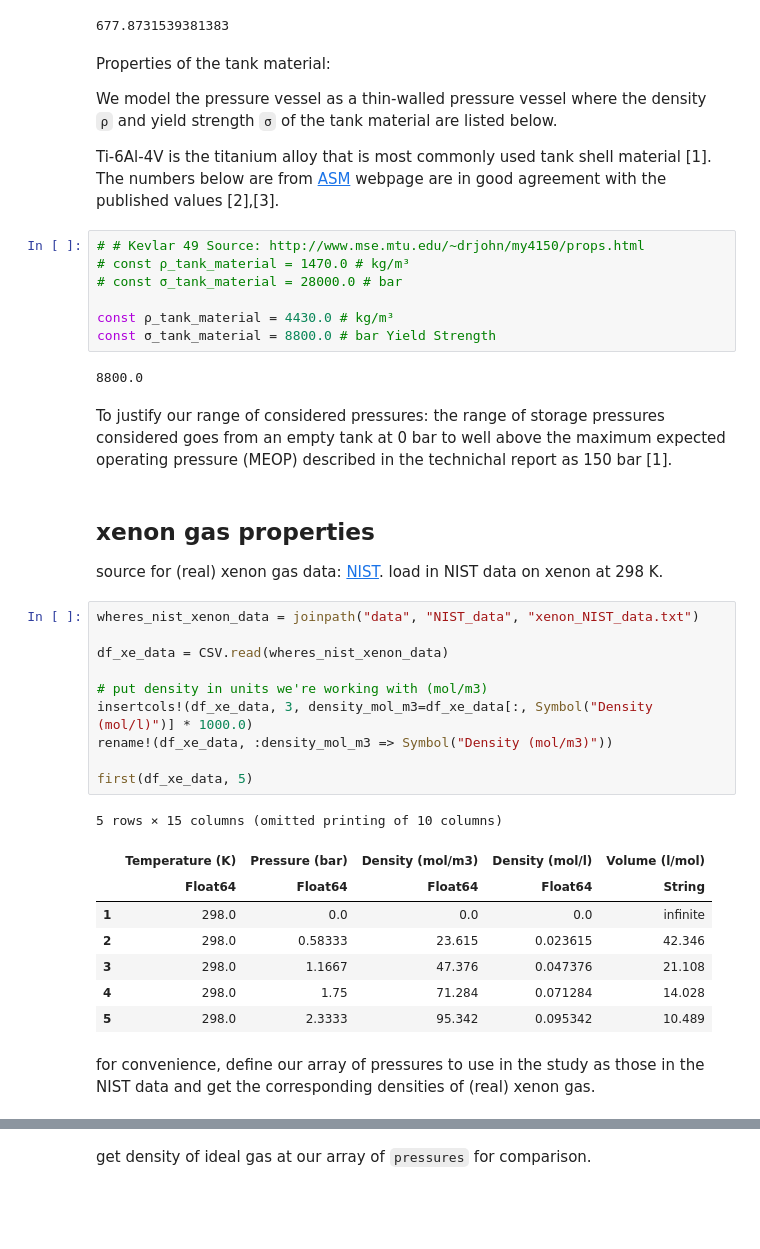
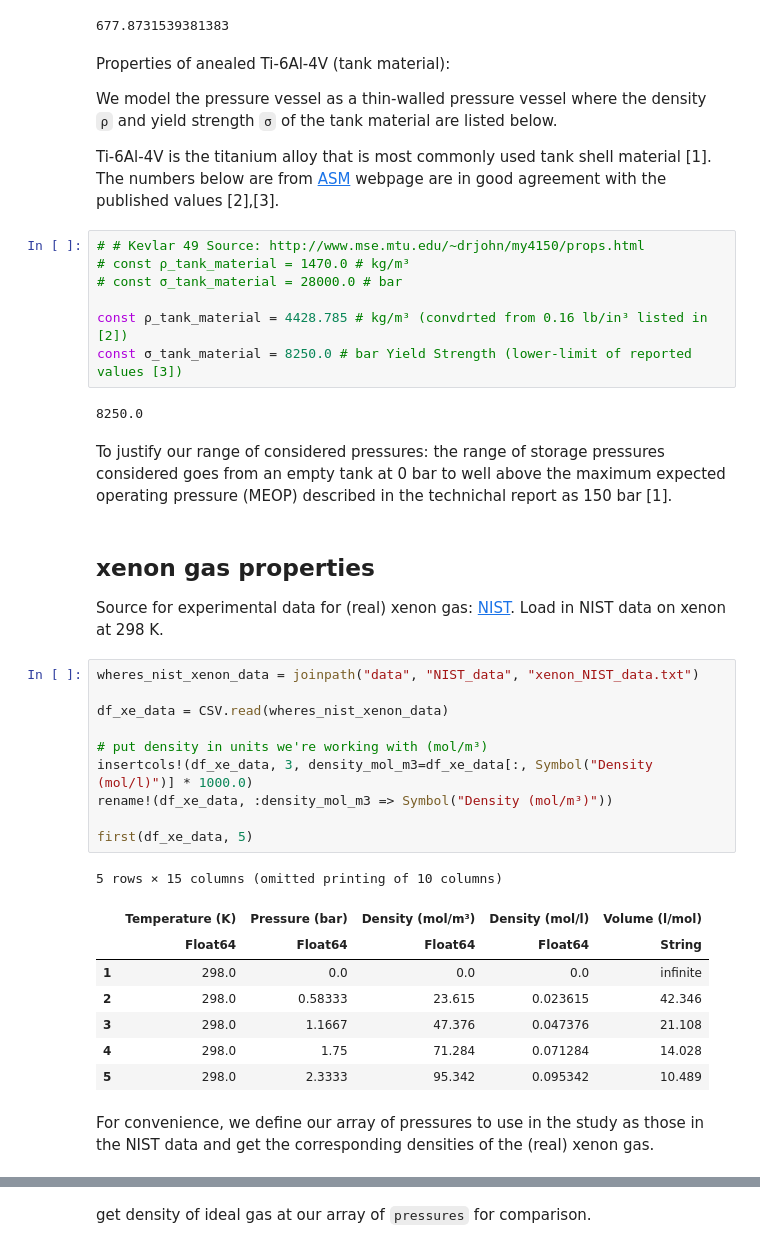
Before and after one commit to SimonEnsemble/PropellantStorage, a Jupyter notebook: Xe_Propellant_Storage.ipynb, the cells around one changed output, grey strips where cells are left out. Cells and saved outputs as stored; diff of their text form; blank space fills up the shorter version.

```diff
--- a/Xe_Propellant_Storage.ipynb
+++ b/Xe_Propellant_Storage.ipynb
@@ -44,7 +45,7 @@ mol_desired_xe_propellant = mass_desired_xe_propellant * 1000 / xe_atomic_mass #
 # %% [output]
 677.8731539381383
 # %% [markdown]
-Properties of the tank material:
+Properties of anealed Ti-6Al-4V (tank material):
 
 We model the pressure vessel as a thin-walled pressure vessel where the density `ρ` and yield strength `σ` of the tank material are listed below.
 
@@ -54,29 +55,29 @@ Ti-6Al-4V is the titanium alloy that is most commonly used tank shell material [
 # const ρ_tank_material = 1470.0 # kg/m³
 # const σ_tank_material = 28000.0 # bar
 
-const ρ_tank_material = 4430.0 # kg/m³
-const σ_tank_material = 8800.0 # bar Yield Strength
+const ρ_tank_material = 4428.785 # kg/m³ (convdrted from 0.16 lb/in³ listed in [2])
+const σ_tank_material = 8250.0 # bar Yield Strength (lower-limit of reported values [3])
 # %% [output]
-8800.0
+8250.0
 # %% [markdown]
 To justify our range of considered pressures: the range of storage pressures considered goes from an empty tank at 0 bar to well above the maximum expected operating pressure (MEOP) described in the technichal report as 150 bar [1].
 # %% [markdown]
 ## xenon gas properties
 
-source for (real) xenon gas data: [NIST](https://webbook.nist.gov/cgi/fluid.cgi?Action=Data&Wide=on&ID=C7440633&Type=IsoTherm&Digits=5&PLow=0&PHigh=350&PInc=0.01&T=298.00&RefState=DEF&TUnit=K&PUnit=bar&DUnit=mol%2Fl&HUnit=kJ%2Fmol&WUnit=m%2Fs&VisUnit=uPa*s&STUnit=N%2Fm). load in NIST data on xenon at 298 K.
+Source for experimental data for (real) xenon gas: [NIST](https://webbook.nist.gov/cgi/fluid.cgi?Action=Data&Wide=on&ID=C7440633&Type=IsoTherm&Digits=5&PLow=0&PHigh=350&PInc=0.01&T=298.00&RefState=DEF&TUnit=K&PUnit=bar&DUnit=mol%2Fl&HUnit=kJ%2Fmol&WUnit=m%2Fs&VisUnit=uPa*s&STUnit=N%2Fm). Load in NIST data on xenon at 298 K.
 # %%
 wheres_nist_xenon_data = joinpath("data", "NIST_data", "xenon_NIST_data.txt")
 
 df_xe_data = CSV.read(wheres_nist_xenon_data)
 
-# put density in units we're working with (mol/m3)
+# put density in units we're working with (mol/m³)
 insertcols!(df_xe_data, 3, density_mol_m3=df_xe_data[:, Symbol("Density (mol/l)")] * 1000.0)
-rename!(df_xe_data, :density_mol_m3 => Symbol("Density (mol/m3)"))
+rename!(df_xe_data, :density_mol_m3 => Symbol("Density (mol/m³)"))
 
 first(df_xe_data, 5)
 # %% [output]
 5 rows × 15 columns (omitted printing of 10 columns)
-|  | Temperature (K) | Pressure (bar) | Density (mol/m3) | Density (mol/l) | Volume (l/mol) |
+|  | Temperature (K) | Pressure (bar) | Density (mol/m³) | Density (mol/l) | Volume (l/mol) |
 |  | Float64 | Float64 | Float64 | Float64 | String |
 | 1 | 298.0 | 0.0 | 0.0 | 0.0 | infinite |
 | 2 | 298.0 | 0.58333 | 23.615 | 0.023615 | 42.346 |
@@ -84,6 +85,6 @@ first(df_xe_data, 5)
 | 4 | 298.0 | 1.75 | 71.284 | 0.071284 | 14.028 |
 | 5 | 298.0 | 2.3333 | 95.342 | 0.095342 | 10.489 |
 # %% [markdown]
-for convenience, define our array of pressures to use in the study as those in the NIST data and get the corresponding densities of (real) xenon gas.
+For convenience, we define our array of pressures to use in the study as those in the NIST data and get the corresponding densities of the (real) xenon gas.
 # %%
 const pressures = df_xe_data[:, Symbol("Pressure (bar)")][2:end] # bar
```
Also changed, not shown: parts of 30 cells of this notebook, 9 other files.
